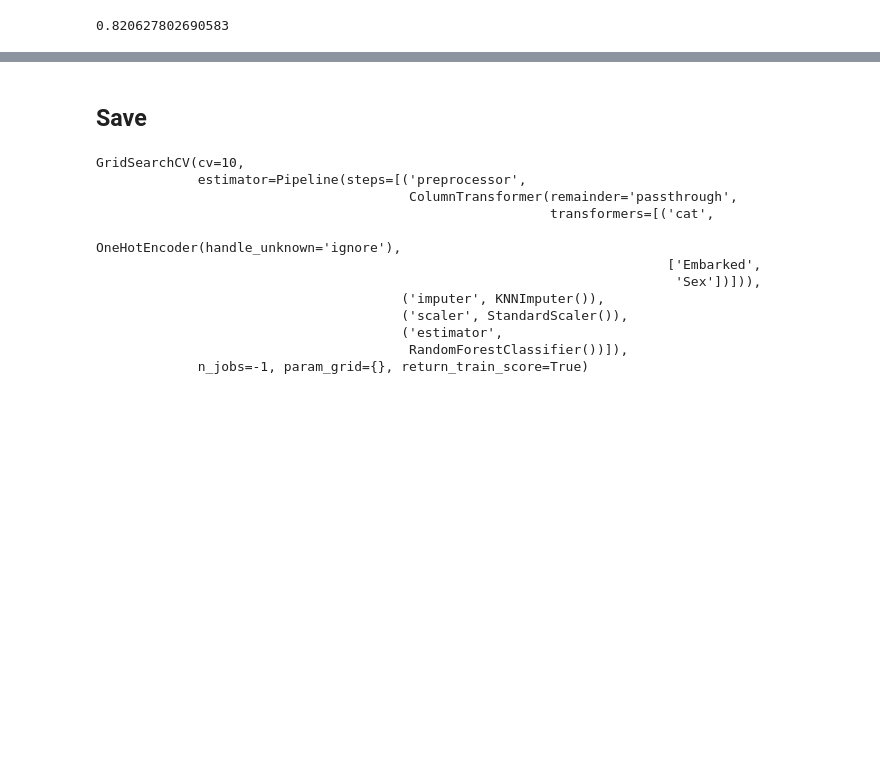
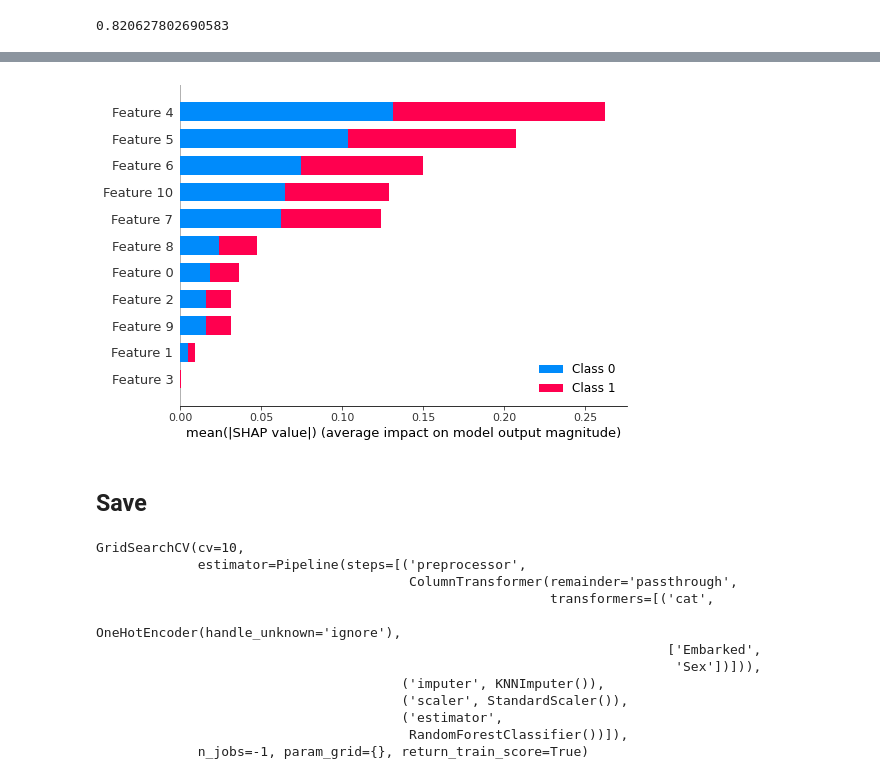
Before and after one commit to AlexandreGazagnes/for-nora, a Jupyter notebook: notebook.ipynb, the cells around one changed output, grey strips where cells are left out. Saved outputs shown, nothing was run; the diff lists cells and outputs as text; code cells hidden in the pictures; blank space fills up the shorter version.

```diff
--- a/notebook.ipynb
+++ b/notebook.ipynb
@@ -134,0 +146,2 @@ grid.score(X_test, y_test)
+# %%
+explainer = shap.TreeExplainer(model['estimator'])
@@ -135,3 +150,18 @@ grid.score(X_test, y_test)
+# %%
+def prepare(_x) :
+    """ """
+
+    _x = model["preprocessor"].transform(_x)
+    _x = model["imputer"].transform(_x)
+    # _x = model["scaler"].transform(_x)
+
+    return _x
+
+shap_values = explainer.shap_values(prepare(X_test))
+# %%
+shap.summary_plot(shap_values, prepare(X_test), plot_type="bar")
+# %% [output]
+[figure, added]
 # %% [markdown]
 ## Save
 # %%
```
Also changed, not shown: parts of 21 cells of this notebook, 2 other files.
